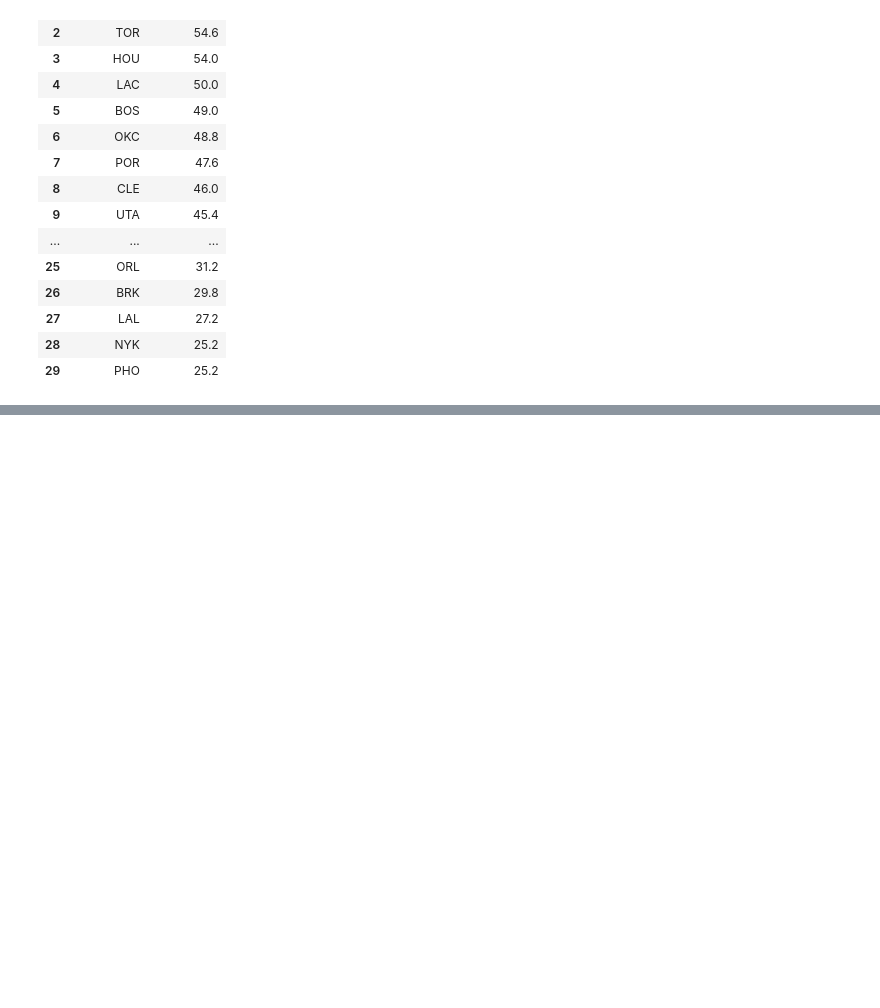
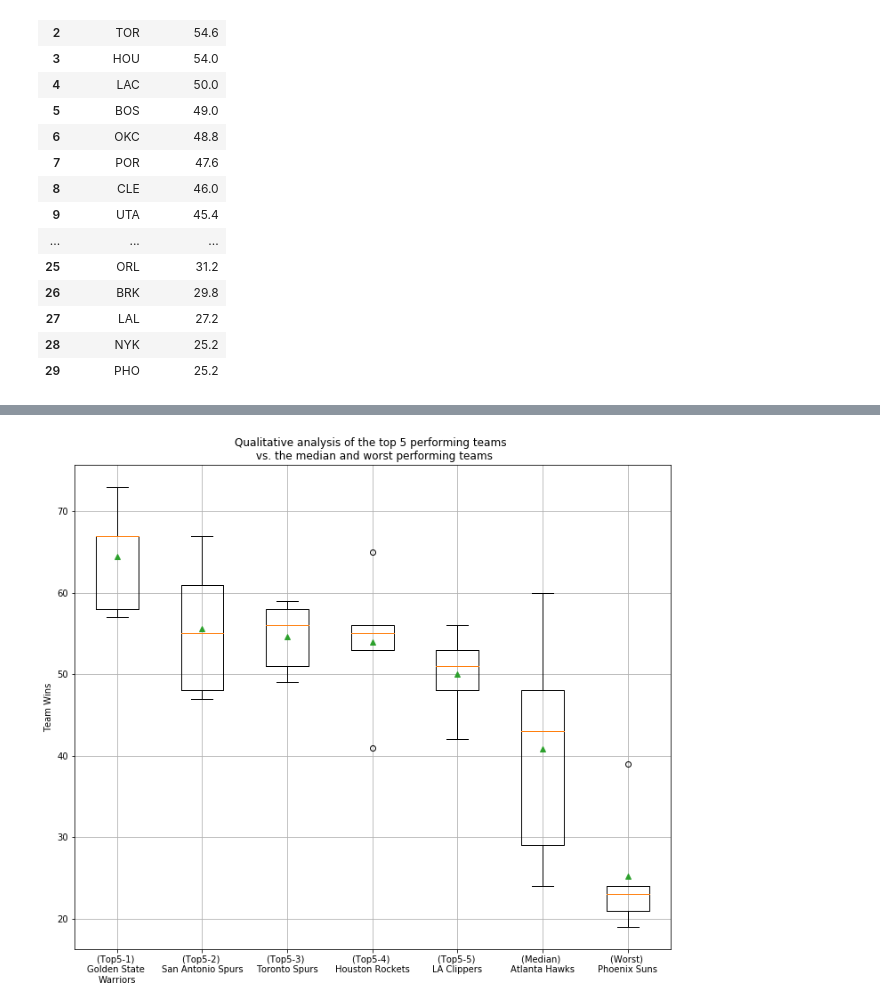
Before and after one commit to Michelin96/project-one, a Jupyter notebook: TeamWins_plots.ipynb, the cells around one changed output, grey strips where cells are left out. Saved outputs shown, nothing was run; the diff lists cells and outputs as text; code cells hidden in the pictures; blank space fills up the shorter version.

```diff
--- a/TeamWins_plots.ipynb
+++ b/TeamWins_plots.ipynb
@@ -183 +225,30 @@ plt.show()
+# %%
+teamslist = ['GSW','SAS','TOR','HOU','LAC','ATL','PHO']
+teamslist_names = ['(Top5-1) \nGolden State \nWarriors','(Top5-2) \nSan Antonio Spurs','(Top5-3) \nToronto Spurs','(Top5-4) \nHouston Rockets','(Top5-5) \nLA Clippers','(Median) \nAtlanta Hawks','(Worst) \nPhoenix Suns']
+
+
+x_axis = np.arange(1, len(teamslist)+1)
+tick_locations = []
+for x in x_axis:
+    tick_locations.append(x)
+
+teamwins_data =[]
+for team in teamslist:
+    teamwins_data.append(nba_wins_df[team])
+
+#plt.figure(figsize=(15,8))
+fig1, ax1 = plt.subplots(figsize=(12,10))
+ax1.set_title('Qualitative analysis of the top 5 performing teams \n vs. the median and worst performing teams')
+ax1.set_ylabel('Team Wins')
+ax1.boxplot(teamwins_data,showmeans=True,notch = False)
+
+plt.xticks(tick_locations, teamslist_names, rotation = 0)
+
+# Show grid lines for better clarity
+plt.grid()
+
+plt.savefig("Plots/ComparisonBoxplotofMeanWins.png")
+plt.show()
+# %% [output]
+[figure, added]
 # %%
```
Also changed, not shown: parts of 5 cells of this notebook, 4 other files.
